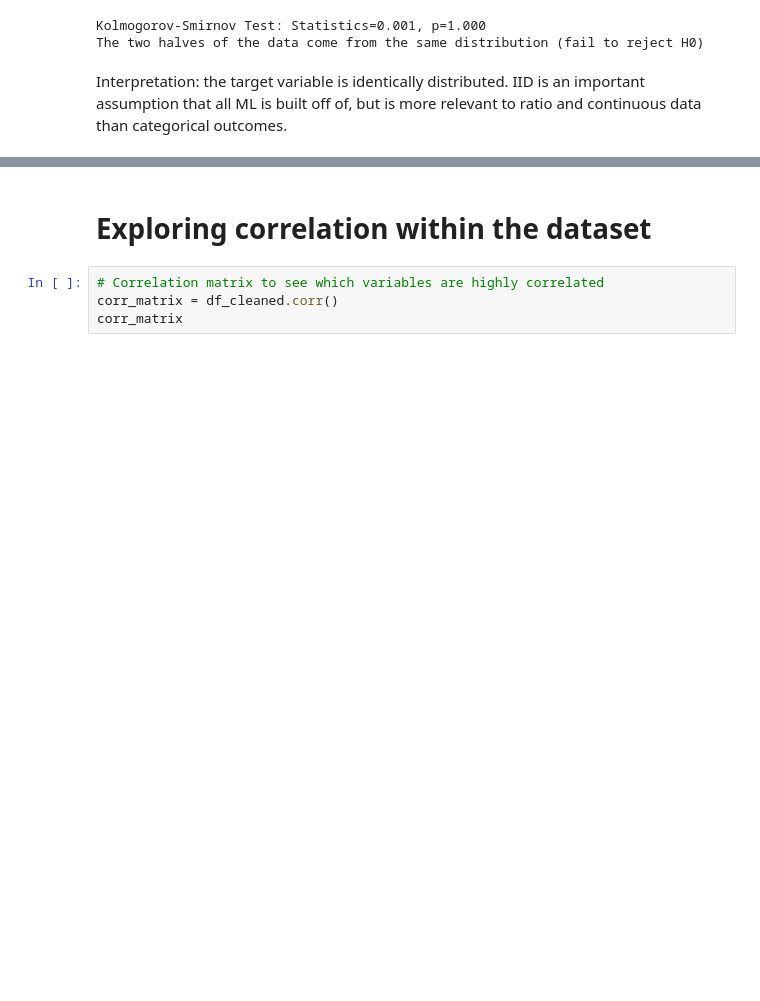
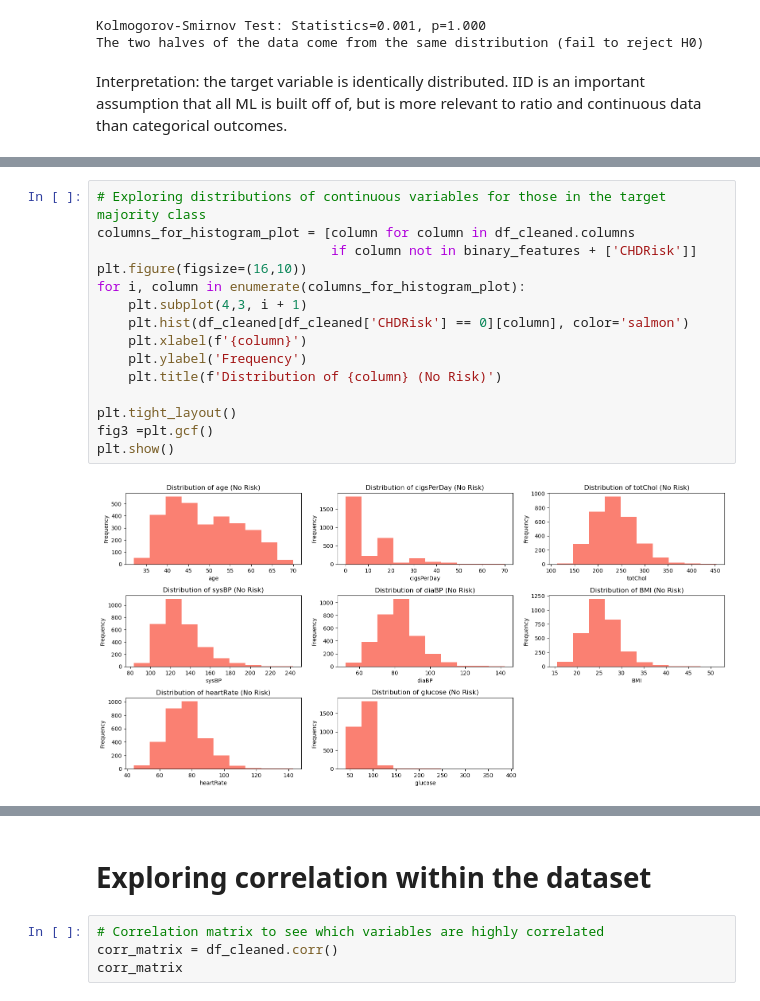
Before and after one commit to TyliOnel/Project_4-Group_5-Heart_Health, a Jupyter notebook: Data_cleaning.ipynb, the cells around one changed output, grey strips where cells are left out. Saved outputs shown, nothing was run; the diff lists cells and outputs as text; blank space fills up the shorter version.

```diff
--- a/Data_cleaning.ipynb
+++ b/Data_cleaning.ipynb
@@ -157,0 +200,17 @@ Interpretation: the target variable is identically distributed. IID is an import
+# %%
+# Exploring distributions of continuous variables for those in the target majority class
+columns_for_histogram_plot = [column for column in df_cleaned.columns
+                              if column not in binary_features + ['CHDRisk']]
+plt.figure(figsize=(16,10))
+for i, column in enumerate(columns_for_histogram_plot):
+    plt.subplot(4,3, i + 1)
+    plt.hist(df_cleaned[df_cleaned['CHDRisk'] == 0][column], color='salmon')
+    plt.xlabel(f'{column}')
+    plt.ylabel('Frequency')
+    plt.title(f'Distribution of {column} (No Risk)')
+
+plt.tight_layout()
+fig3 =plt.gcf()
+plt.show()
+# %% [output]
+[figure, added]
```
Also changed, not shown: parts of 16 cells of this notebook, 6 other files.
